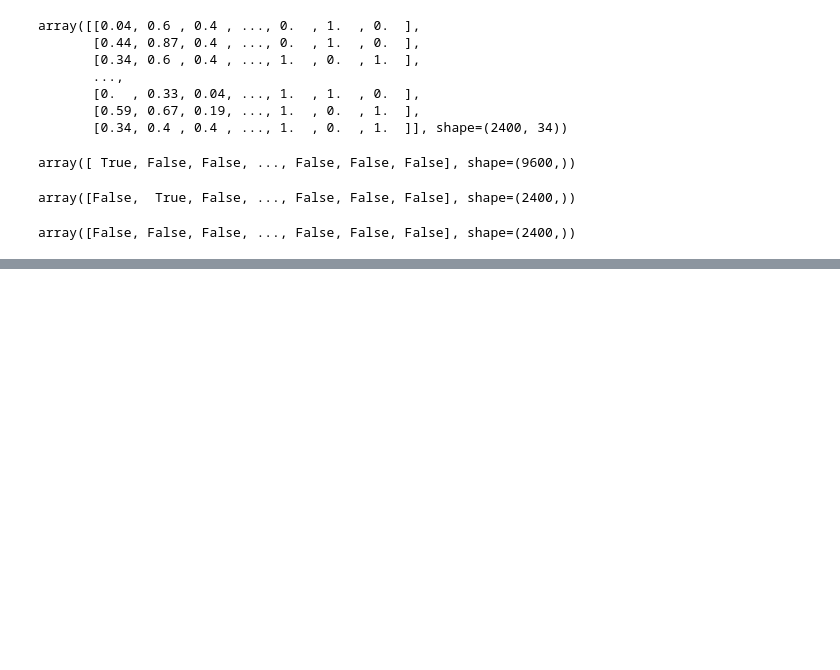
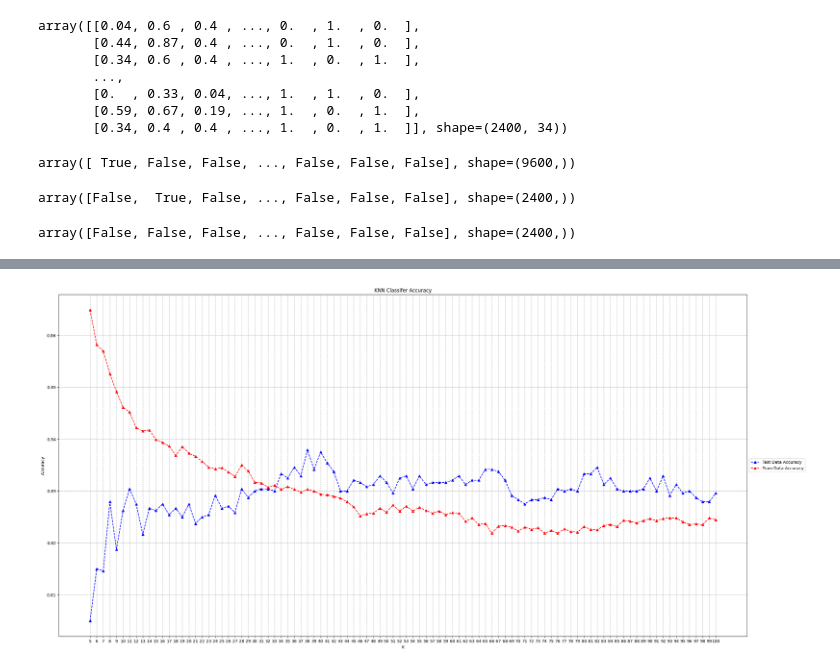
Before and after one commit to joneshshrestha/machine-learning-python, a Jupyter notebook: Document Classification/document-classification.ipynb, the cells around one changed output, grey strips where cells are left out. Cells and saved outputs as stored; diff of their text form; code cells hidden in the pictures; blank space fills up the shorter version.

```diff
--- a/Document Classification/document-classification.ipynb
+++ b/Document Classification/document-classification.ipynb
@@ -648,0 +769,27 @@ array([False, False, False, ..., False, False, False], shape=(2400,))
+# %%
+train_knn = []
+test_knn = []
+
+for K in range(5, 101, 1):
+    knn_clf = KNeighborsClassifier(n_neighbors=K, weights='uniform')
+    knn_clf.fit(X_train_norm, y_train)
+    train_knn.append(
+        knn_clf.score(X_train_norm, y_train)
+    )
+    test_knn.append(
+        knn_clf.score(X_test_norm, y_test)
+    )
+# %%
+Ks = list(range(5, 101, 1))
+plt.figure(figsize=(30, 15))
+plt.plot(Ks, test_knn, "b^--", label="Test Data Accuracy")
+plt.plot(Ks, train_knn, "r^--", label="Train Data Accuracy")
+plt.xlabel("K")
+plt.ylabel("Accuracy")
+plt.title("KNN Classifer Accuracy")
+plt.grid(linestyle="--")
+plt.xticks(Ks)
+plt.legend(loc="center left", bbox_to_anchor=(1, 0.5))
+plt.show()
+# %% [output]
+[figure, added]
```
Also changed, not shown: parts of 24 cells of this notebook.
